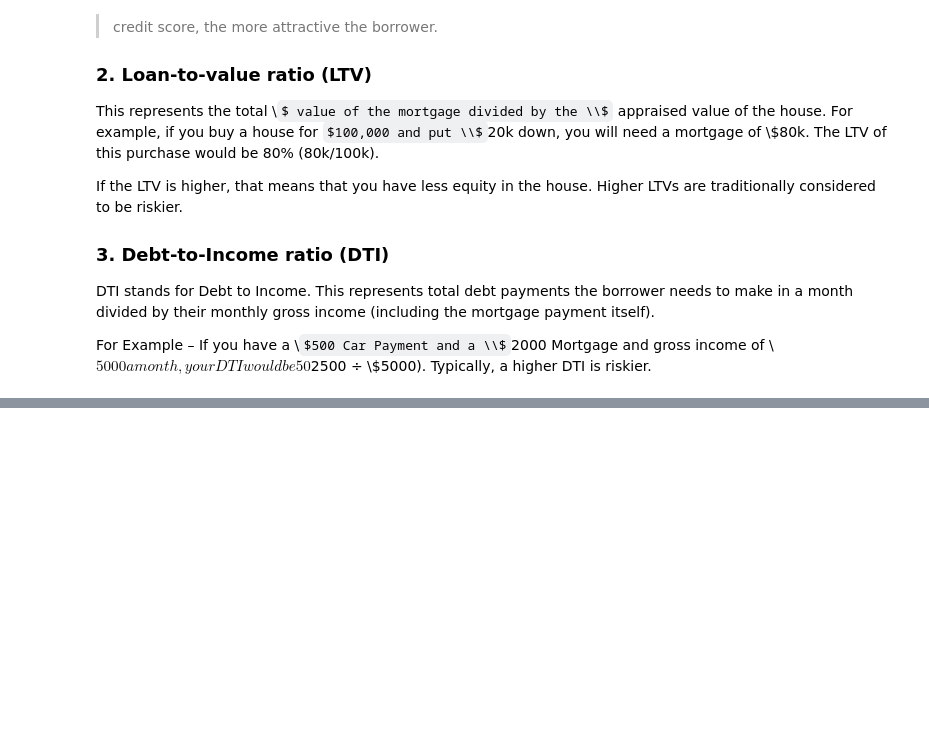
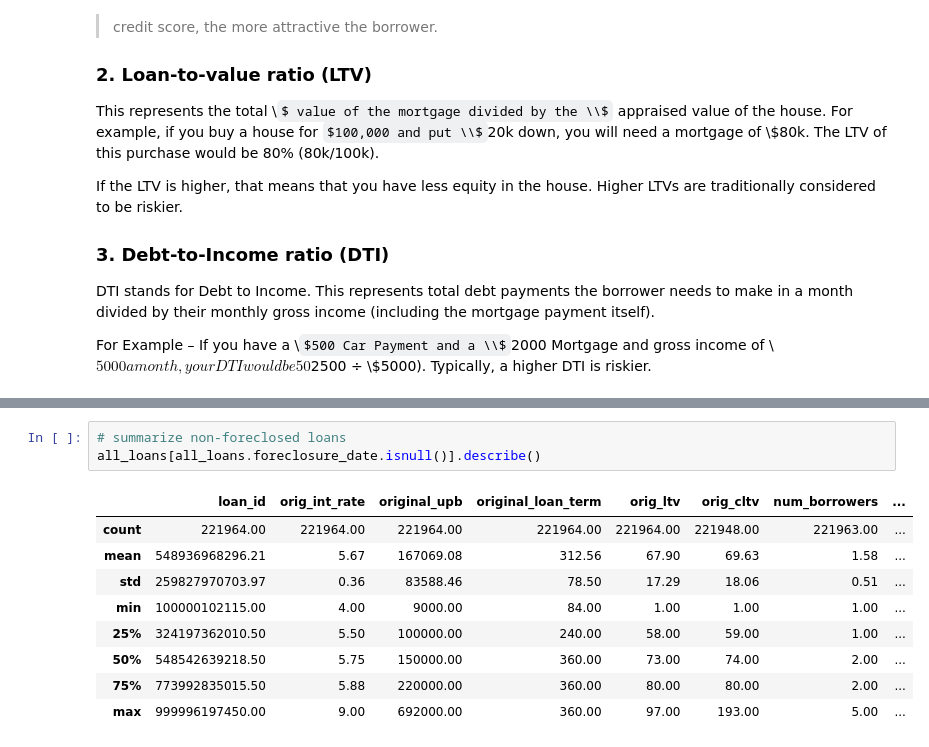
Before and after one commit to jcabiles/AnalysisPractice, a Jupyter notebook: foreclosed_loans_analysis/Analysis of Foreclosed Loans.ipynb, the cells around one changed output, grey strips where cells are left out. Saved outputs shown, nothing was run; the diff lists cells and outputs as text; some formulas as TeX source; blank space fills up the shorter version.

```diff
--- a/foreclosed_loans_analysis/Analysis of Foreclosed Loans.ipynb
+++ b/foreclosed_loans_analysis/Analysis of Foreclosed Loans.ipynb
@@ -87 +101,14 @@ all_loans.describe()
+# %%
+# summarize non-foreclosed loans
+all_loans[all_loans.foreclosure_date.isnull()].describe()
+# %% [output]
+|  | loan_id | orig_int_rate | original_upb | original_loan_term | orig_ltv | orig_cltv | num_borrowers | ... |
+| count | 221964.00 | 221964.00 | 221964.00 | 221964.00 | 221964.00 | 221948.00 | 221963.00 | ... |
+| mean | 548936968296.21 | 5.67 | 167069.08 | 312.56 | 67.90 | 69.63 | 1.58 | ... |
+| std | 259827970703.97 | 0.36 | 83588.46 | 78.50 | 17.29 | 18.06 | 0.51 | ... |
+| min | 100000102115.00 | 4.00 | 9000.00 | 84.00 | 1.00 | 1.00 | 1.00 | ... |
+| 25% | 324197362010.50 | 5.50 | 100000.00 | 240.00 | 58.00 | 59.00 | 1.00 | ... |
+| 50% | 548542639218.50 | 5.75 | 150000.00 | 360.00 | 73.00 | 74.00 | 2.00 | ... |
+| 75% | 773992835015.50 | 5.88 | 220000.00 | 360.00 | 80.00 | 80.00 | 2.00 | ... |
+| max | 999996197450.00 | 9.00 | 692000.00 | 360.00 | 97.00 | 193.00 | 5.00 | ... |
 # %%
```
Also changed, not shown: parts of 3 cells of this notebook.
